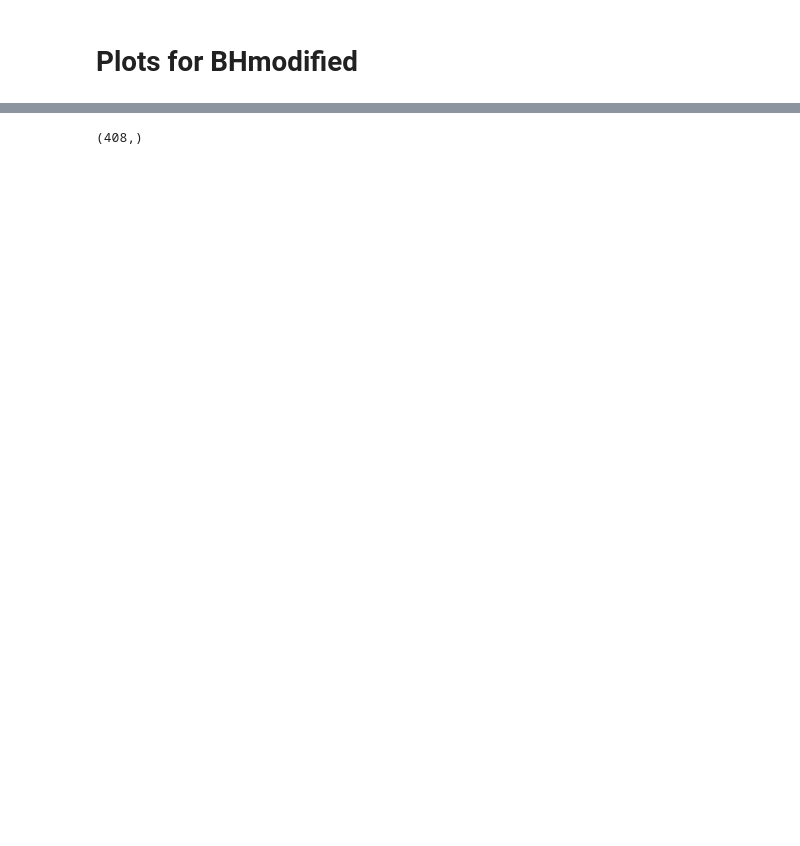
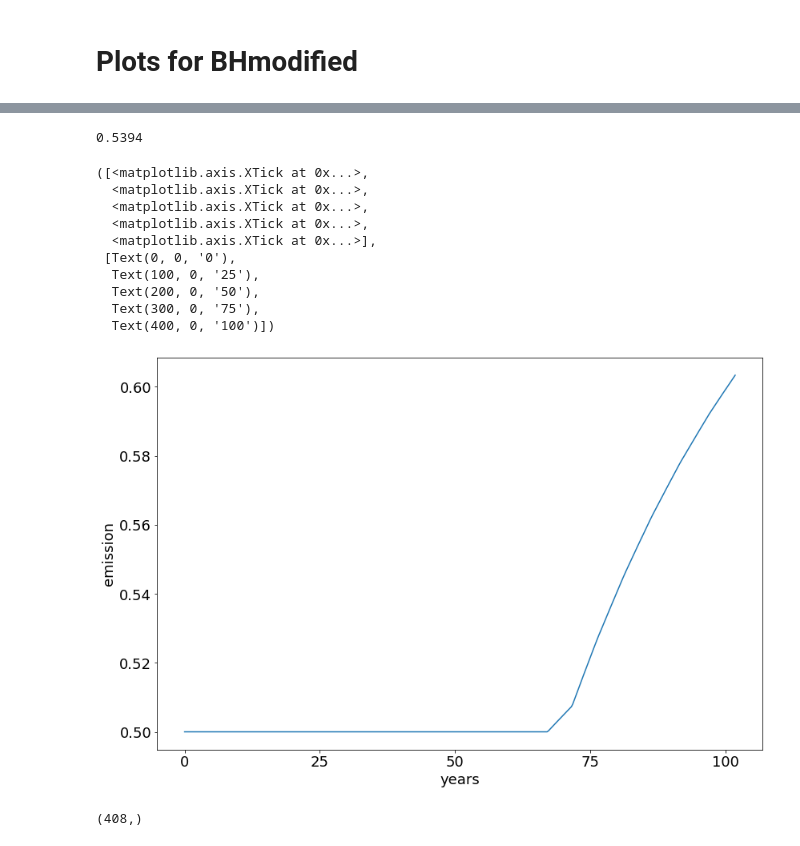
Before and after one commit to lphansen/ClimateUncertaintySpillover, a Jupyter notebook: source/solution_plots.ipynb, the cells around one changed output, grey strips where cells are left out. Cells and saved outputs as stored; diff of their text form; code cells hidden in the pictures; blank space fills up the shorter version.

```diff
--- a/source/solution_plots.ipynb
+++ b/source/solution_plots.ipynb
@@ -87,5 +79,9 @@ def simulate_emsn(Y, e, T=102, dt=1/4):
         yt[t] = y
     return et, yt
+# %%
+290*1.86/1000
+# %% [output]
+0.5394
 # %%
 def simulate_h(yt, h, Y):
     ht = np.interp(yt, Y, h)
@@ -99,3 +95,22 @@ et, yt = simulate_emsn(solu_yy['yGrid'], solu_yy['e'][50])
+# %%
+pit = simulate_pi(yt, solu_yy['pi'][1][50],solu_yy['yGrid'] )
+# %%
+plt.plot(pit)
+plt.xlabel('years')
+plt.ylabel('emission')
+plt.xticks(np.arange(0,408,100), np.arange(0,102,25))
+# %% [output]
+([<matplotlib.axis.XTick at 0x...>,
+  <matplotlib.axis.XTick at 0x...>,
+  <matplotlib.axis.XTick at 0x...>,
+  <matplotlib.axis.XTick at 0x...>,
+  <matplotlib.axis.XTick at 0x...>],
+ [Text(0, 0, '0'),
+  Text(100, 0, '25'),
+  Text(200, 0, '50'),
+  Text(300, 0, '75'),
+  Text(400, 0, '100')])
+[figure, added]
 # %%
 et.shape
 # %% [output]
```
Also changed, not shown: parts of 11 cells of this notebook, 15 other files.
